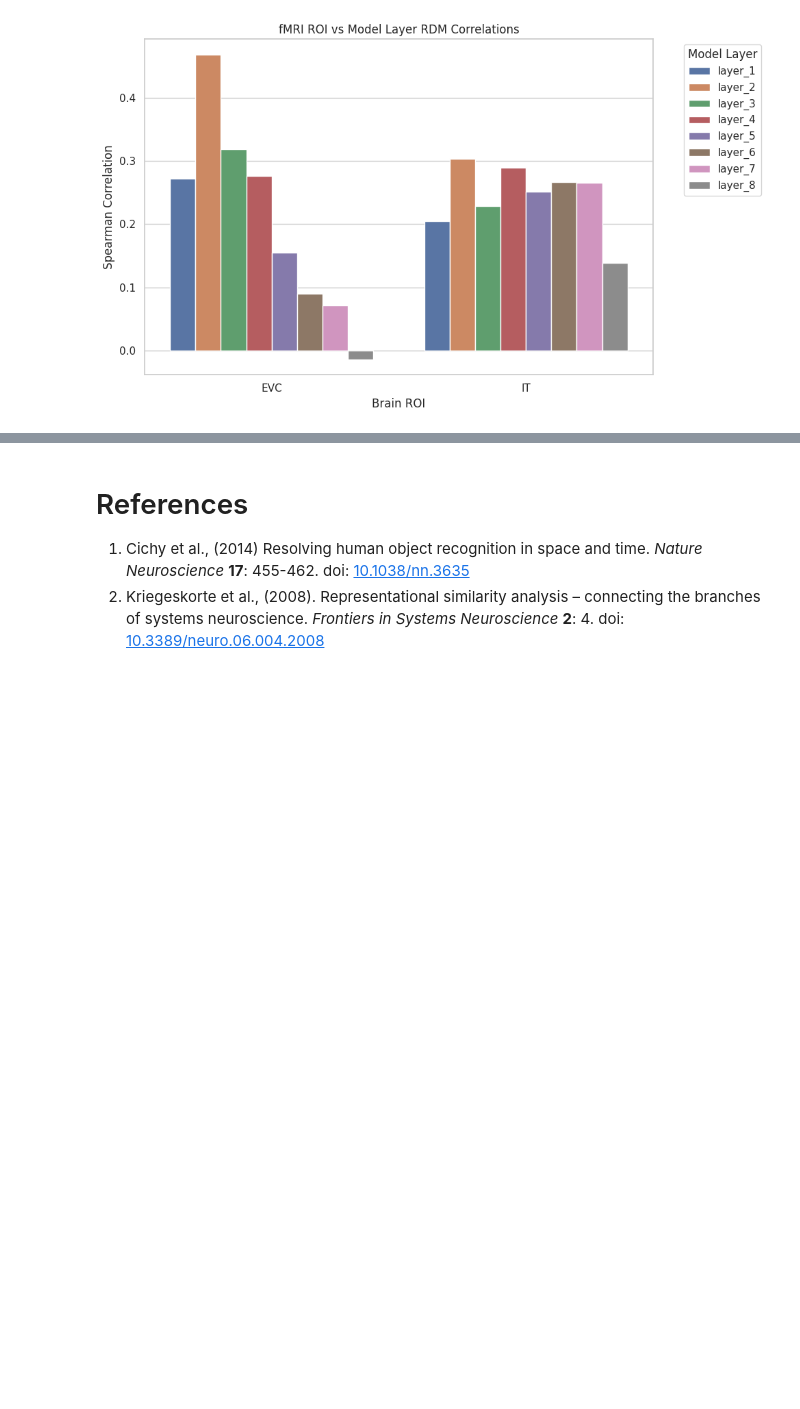
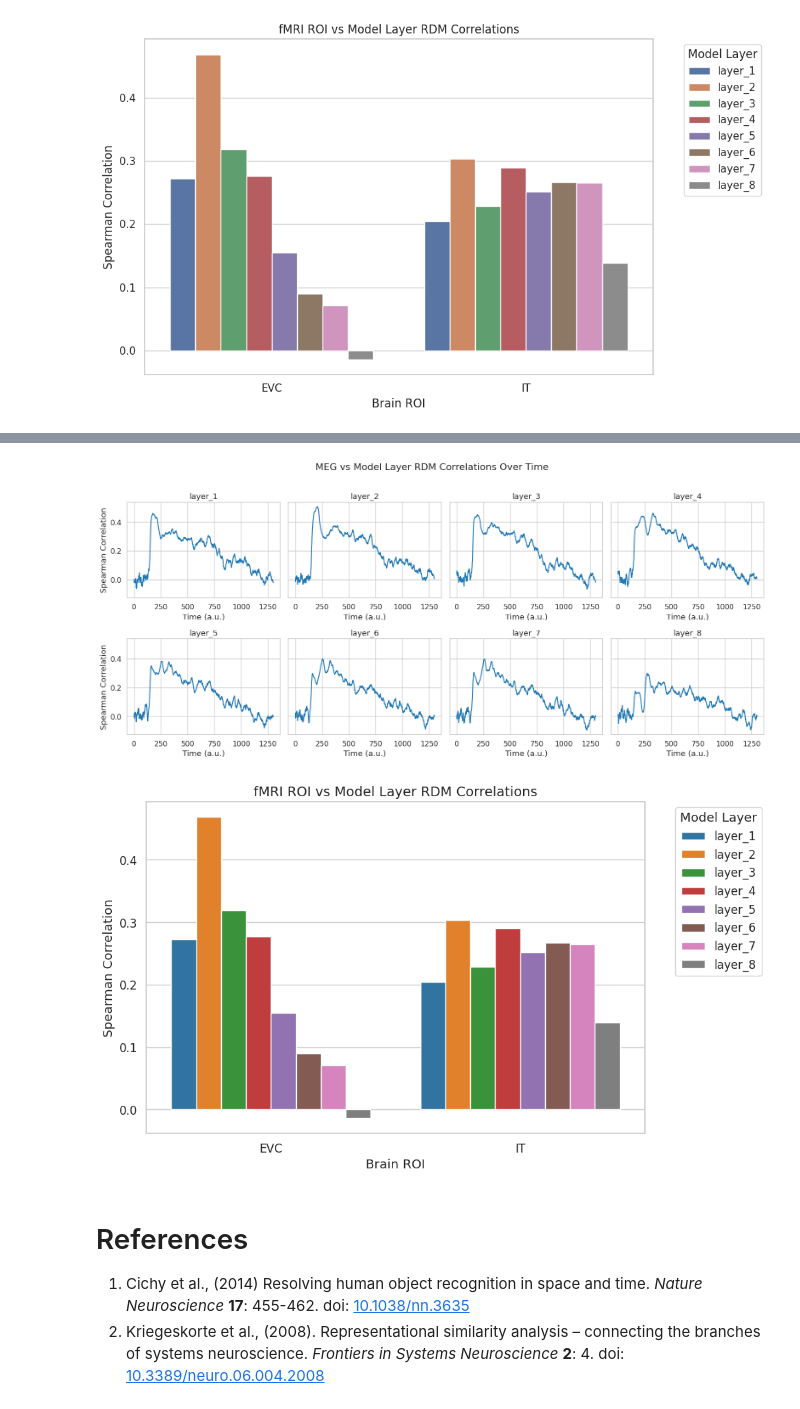
Before and after one commit to OdinViolet/Neuromatch, a Jupyter notebook: projects/fMRI/load_cichy_fMRI_MEG.ipynb, the cells around one changed output, grey strips where cells are left out. Cells and saved outputs as stored; diff of their text form; code cells hidden in the pictures; blank space fills up the shorter version.

```diff
--- a/projects/fMRI/load_cichy_fMRI_MEG.ipynb
+++ b/projects/fMRI/load_cichy_fMRI_MEG.ipynb
@@ -639,3 +1002,43 @@ plt.show()
+# %%
+import seaborn as sns
+import matplotlib.pyplot as plt
+
+sns.set(style="whitegrid", font_scale=1.1)
+palette = sns.color_palette("tab10")
+
+# --- Plot MEG correlations over time ---
+fig_meg, axes = plt.subplots(nrows=len(df_meg['Layer'].unique()) // 4 + 1,
+                             ncols=4, figsize=(16, 10), sharey=True)
+axes = axes.flatten()
+
+for idx, layer in enumerate(sorted(df_meg['Layer'].unique())):
+    ax = axes[idx]
+    data = df_meg[df_meg['Layer'] == layer]
+    sns.lineplot(data=data, x='Time', y='Correlation', ax=ax, color=palette[0])
+    ax.set_title(f'{layer}')
+    ax.set_xlabel('Time (a.u.)')
+    ax.set_ylabel('Spearman Correlation')
+
+# Remove unused subplots
+for j in range(idx + 1, len(axes)):
+    fig_meg.delaxes(axes[j])
+
+fig_meg.suptitle('MEG vs Model Layer RDM Correlations Over Time', fontsize=16)
+plt.tight_layout(rect=[0, 0, 1, 0.97])
+plt.show()
+
+# --- Plot fMRI ROI correlations ---
+plt.figure(figsize=(10, 6))
+sns.barplot(data=df_fmri, x='ROI', y='Correlation', hue='Layer', palette='tab10')
+plt.title('fMRI ROI vs Model Layer RDM Correlations', fontsize=14)
+plt.ylabel('Spearman Correlation')
+plt.xlabel('Brain ROI')
+plt.legend(title='Model Layer', bbox_to_anchor=(1.05, 1), loc='upper left')
+plt.tight_layout()
+plt.show()
+# %% [output]
+[figure, added]
+[figure, added]
 # %% [markdown]
 # References
 
```
Also changed, not shown: parts of 12 cells of this notebook.
